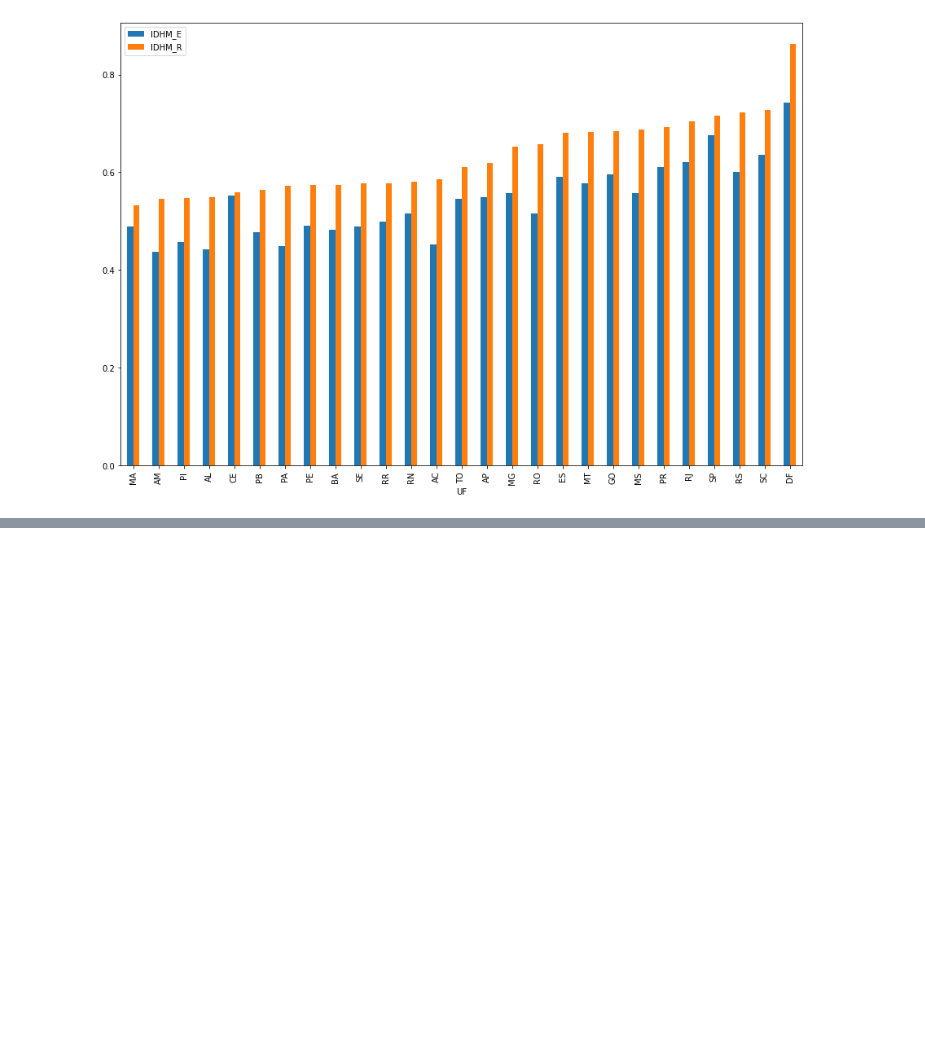
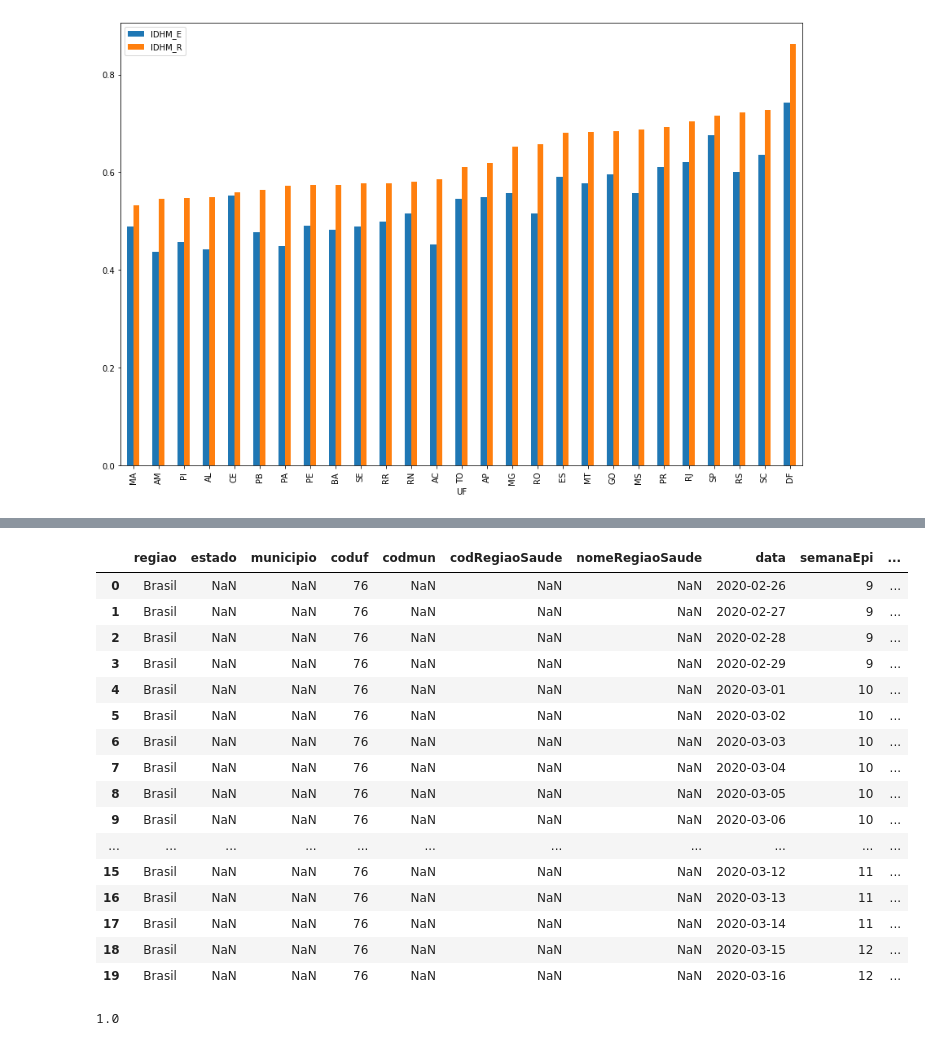
Before and after one commit to LucaDillenburg/Data-Analytics-Covid, a Jupyter notebook: main.ipynb, the cells around one changed output, grey strips where cells are left out. Saved outputs shown, nothing was run; the diff lists cells and outputs as text; code cells hidden in the pictures; blank space fills up the shorter version.

```diff
--- a/main.ipynb
+++ b/main.ipynb
@@ -196,0 +327,26 @@ Para descobrir se esses dois dados quantitativos tem correlação, vamos usar a
+# %%
+PATH_COVID_CASOS = 'Datasets/covid19/HIST_PAINEL_COVIDBR_19mai2020.xlsx'
+df_casos = pd.read_excel(pd.ExcelFile(PATH_COVID_CASOS))
+df_casos.head()
+# %% [output]
+|  | regiao | estado | municipio | coduf | codmun | codRegiaoSaude | nomeRegiaoSaude | data | semanaEpi | ... |
+| 0 | Brasil | NaN | NaN | 76 | NaN | NaN | NaN | 2020-02-26 | 9 | ... |
+| 1 | Brasil | NaN | NaN | 76 | NaN | NaN | NaN | 2020-02-27 | 9 | ... |
+| 2 | Brasil | NaN | NaN | 76 | NaN | NaN | NaN | 2020-02-28 | 9 | ... |
+| 3 | Brasil | NaN | NaN | 76 | NaN | NaN | NaN | 2020-02-29 | 9 | ... |
+| 4 | Brasil | NaN | NaN | 76 | NaN | NaN | NaN | 2020-03-01 | 10 | ... |
+| 5 | Brasil | NaN | NaN | 76 | NaN | NaN | NaN | 2020-03-02 | 10 | ... |
+| 6 | Brasil | NaN | NaN | 76 | NaN | NaN | NaN | 2020-03-03 | 10 | ... |
+| 7 | Brasil | NaN | NaN | 76 | NaN | NaN | NaN | 2020-03-04 | 10 | ... |
+| 8 | Brasil | NaN | NaN | 76 | NaN | NaN | NaN | 2020-03-05 | 10 | ... |
+| 9 | Brasil | NaN | NaN | 76 | NaN | NaN | NaN | 2020-03-06 | 10 | ... |
+| ... | ... | ... | ... | ... | ... | ... | ... | ... | ... | ... |
+| 15 | Brasil | NaN | NaN | 76 | NaN | NaN | NaN | 2020-03-12 | 11 | ... |
+| 16 | Brasil | NaN | NaN | 76 | NaN | NaN | NaN | 2020-03-13 | 11 | ... |
+| 17 | Brasil | NaN | NaN | 76 | NaN | NaN | NaN | 2020-03-14 | 11 | ... |
+| 18 | Brasil | NaN | NaN | 76 | NaN | NaN | NaN | 2020-03-15 | 12 | ... |
+| 19 | Brasil | NaN | NaN | 76 | NaN | NaN | NaN | 2020-03-16 | 12 | ... |
+# %%
+df_casos['coduf'].notnull().mean()
+# %% [output]
+1.0
```
Also changed, not shown: parts of 46 cells of this notebook, 6 other files.
